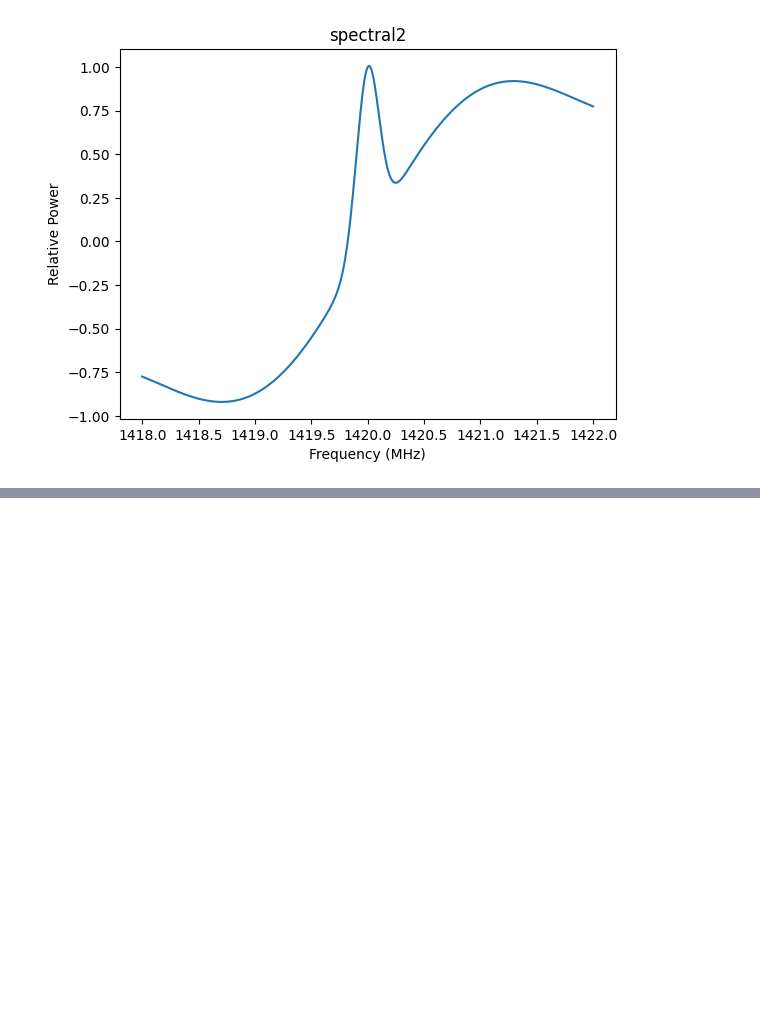
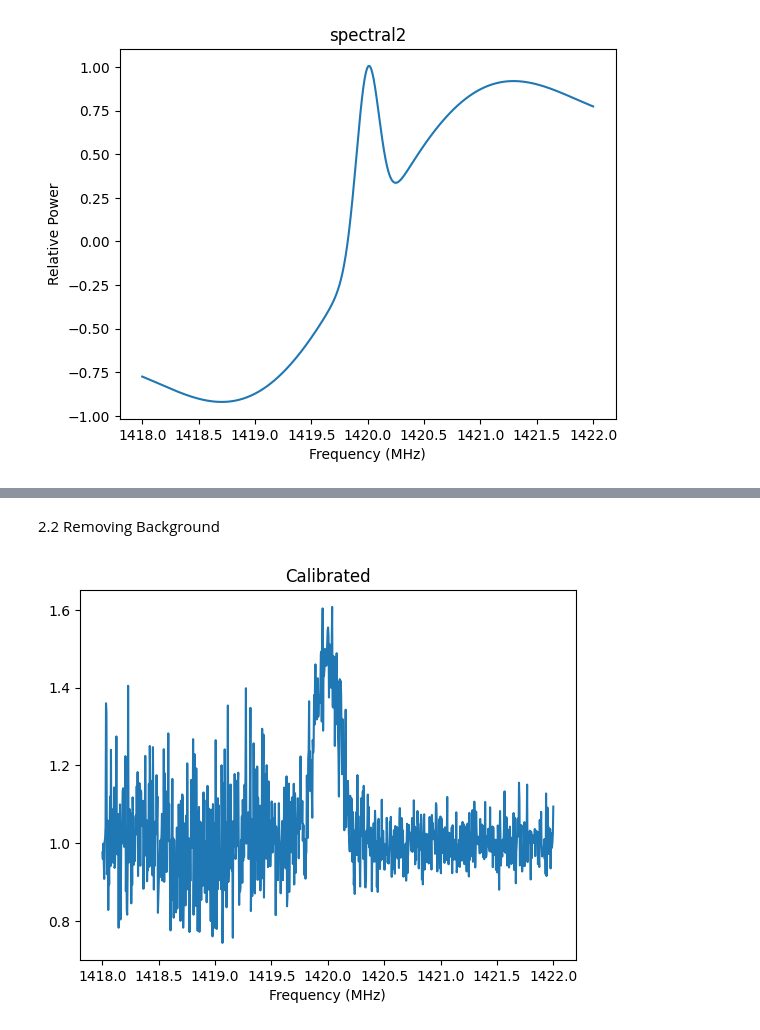
Before and after one commit to PanagiotisPetrid/ASTRO-BEAM-PanagiotisPetridis, a Jupyter notebook: ASTRO_BEAM_recruitment.ipynb, the cells around one changed output, grey strips where cells are left out. Cells and saved outputs as stored; diff of their text form; code cells hidden in the pictures; blank space fills up the shorter version.

```diff
--- a/ASTRO_BEAM_recruitment.ipynb
+++ b/ASTRO_BEAM_recruitment.ipynb
@@ -185,0 +216,13 @@ plt.show()
+# %% [markdown]
+2.2 Removing Background
+# %%
+#Use on/off calibration to calibrate
+calibrated_signal = signal_ON / signal_OFF
+
+#Plot the calibrated signal
+plt.plot(freq_range, calibrated_signal)
+plt.title("Calibrated")
+plt.xlabel("Frequency (MHz)")
+plt.show()
+# %% [output]
+[figure, added]
```
Also changed, not shown: parts of 5 cells of this notebook.
